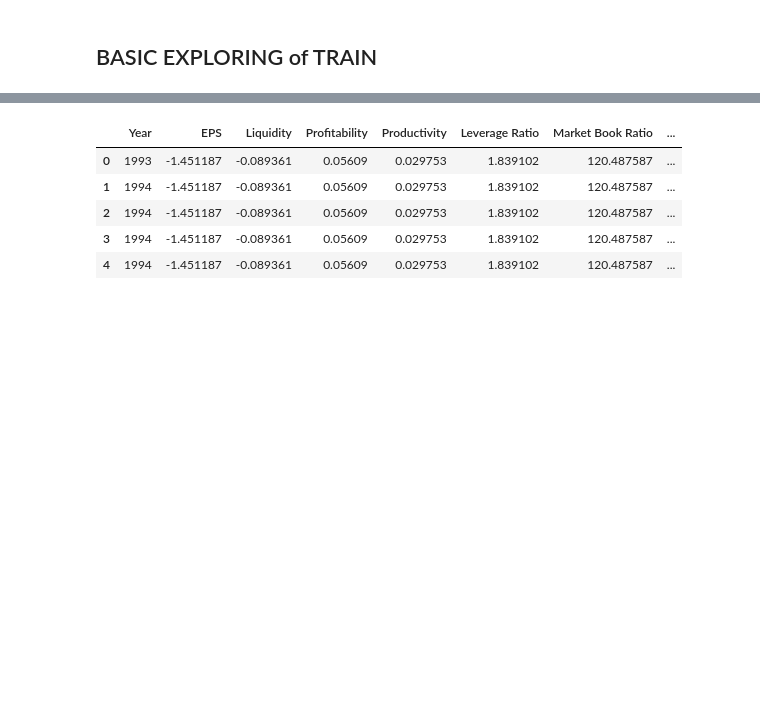
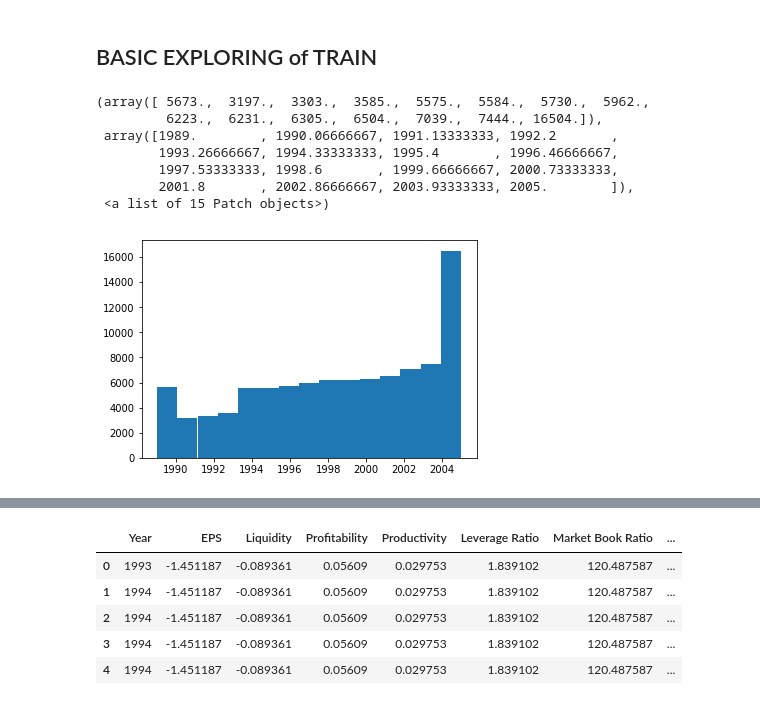
Before and after one commit to andrewgarvey/Stock-Prediction-NN, a Jupyter notebook: 1.0-ag-data_exploration.ipynb, the cells around one changed output, grey strips where cells are left out. Cells and saved outputs as stored; diff of their text form; code cells hidden in the pictures; blank space fills up the shorter version.

```diff
--- a/1.0-ag-data_exploration.ipynb
+++ b/1.0-ag-data_exploration.ipynb
@@ -23,6 +23,23 @@ outputdir = 'D:\QUEENS MMAI\823 Finance\Assign\Assign2\Output'
 ## Read file(s) / directory management
 os.chdir(inputdir)
 train = pd.read_excel('A2trainData_MMAI.xlsx')
+test = pd.read_excel('A2testData_MMAI.xlsx')
 os.chdir(outputdir)
 # %% [markdown]
 ## BASIC EXPLORING of TRAIN
+# %%
+train_year=train.loc[:,'Year']
+
+test_year=test.loc[:,'Year']
+
+plt.clf()
+plt.hist(train_year, bins=15)
+# %% [output]
+(array([ 5673.,  3197.,  3303.,  3585.,  5575.,  5584.,  5730.,  5962.,
+         6223.,  6231.,  6305.,  6504.,  7039.,  7444., 16504.]),
+ array([1989.        , 1990.06666667, 1991.13333333, 1992.2       ,
+        1993.26666667, 1994.33333333, 1995.4       , 1996.46666667,
+        1997.53333333, 1998.6       , 1999.66666667, 2000.73333333,
+        2001.8       , 2002.86666667, 2003.93333333, 2005.        ]),
+ <a list of 15 Patch objects>)
+[figure, added]
```
Also changed, not shown: parts of 1 cell of this notebook, 2 other files.
